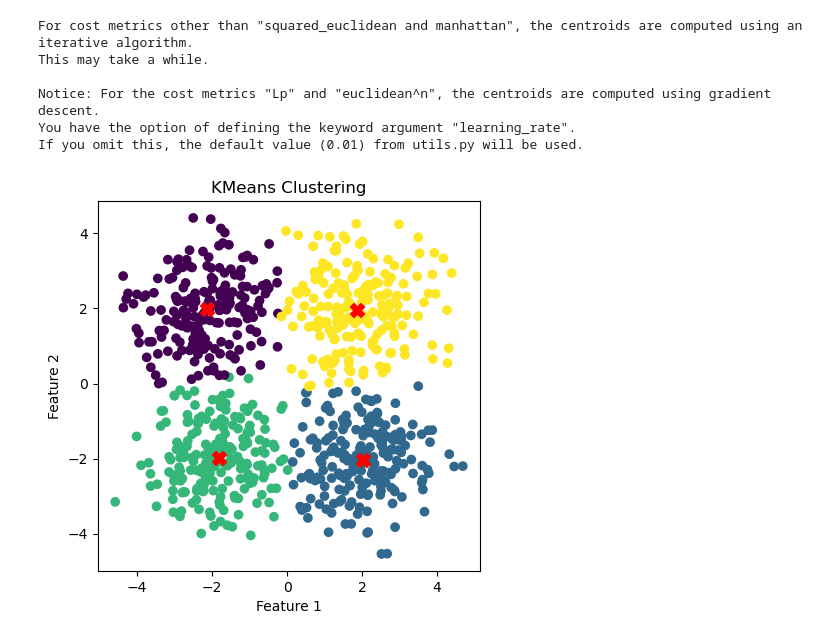
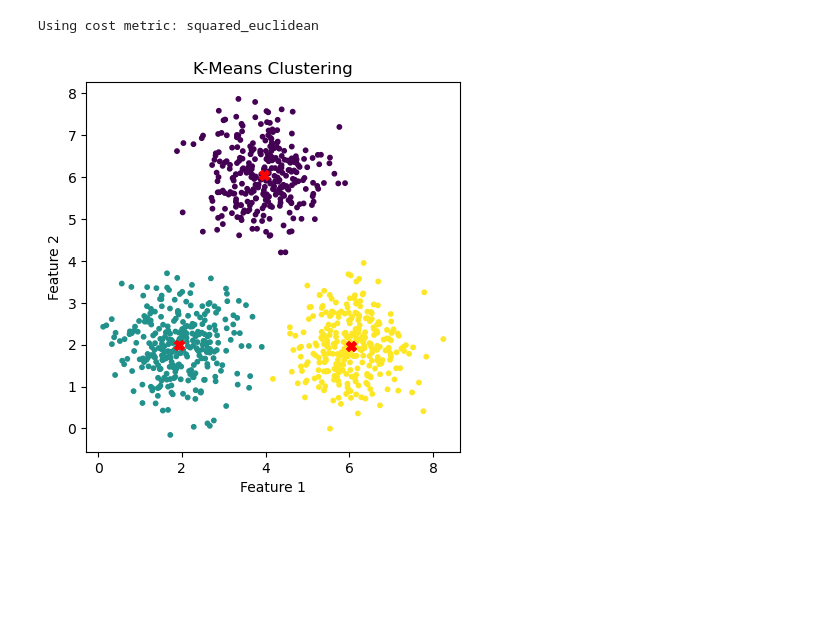
Before and after one commit to KataTech/OTFactorDiscovery, a Jupyter notebook: daniel/Clustering/demo.ipynb, the cells around one changed output. Saved outputs shown, nothing was run; the diff lists cells and outputs as text; code cells hidden in the pictures; blank space fills up the shorter version.

Commit message:
make nice plots for presentation; compare medians and means for robustness

```diff
--- a/daniel/Clustering/demo.ipynb
+++ b/daniel/Clustering/demo.ipynb
@@ -23,21 +168,36 @@ X_scaled = scaler.fit_transform(X)
 # %%
-# Initialize and fit KMeans
-kmeans = KMeans(n_clusters=n_clusters, max_iter=900)
-kmeans.fit(X_scaled, cost_metric='L1', tolerance=1e-7, max_steps=200, learning_rate=0.01, random_state=0)
+# Set the random seed for reproducibility
+np.random.seed(0)
 
-# Plot the data points and centroids
-plt.scatter(X[:, 0], X[:, 1], c=kmeans.labels, cmap='viridis')
-plt.scatter(scaler.inverse_transform(kmeans.centroids)[:, 0], scaler.inverse_transform(kmeans.centroids)[:, 1], marker='X', c='red', s=100, zorder=9)
-plt.title("KMeans Clustering")
+# Generate the data
+n_samples = 300
+mean1 = [2, 2]
+cov1 = [[0.5, 0], [0, 0.5]]
+cluster1 = np.random.multivariate_normal(mean1, cov1, n_samples)
+
+mean2 = [6, 2]
+cov2 = [[0.5, 0], [0, 0.5]]
+cluster2 = np.random.multivariate_normal(mean2, cov2, n_samples)
+
+mean3 = [4, 6]
+cov3 = [[0.5, 0], [0, 0.5]]
+cluster3 = np.random.multivariate_normal(mean3, cov3, n_samples)
+
+# Combine the data from the three clusters
+X = np.concatenate((cluster1, cluster2, cluster3))
+
+# Perform k-means clustering
+kmeans = KMeans()
+kmeans.fit(X, random_state=0)
+
+# Plot the data points and cluster centroids
+plt.scatter(X[:, 0], X[:, 1], c=kmeans.labels, cmap='viridis', s=10)
+plt.scatter(kmeans.centroids[:, 0], kmeans.centroids[:, 1], marker='X', c='red', s=50, zorder=9)
+plt.title("K-Means Clustering")
 plt.xlabel("Feature 1")
 plt.ylabel("Feature 2")
 plt.gca().set_aspect('equal')
 plt.show()
 # %% [output]
-For cost metrics other than "squared_euclidean and manhattan", the centroids are computed using an iterative algorithm.
-This may take a while.
-
-Notice: For the cost metrics "Lp" and "euclidean^n", the centroids are computed using gradient descent.
-You have the option of defining the keyword argument "learning_rate".
-If you omit this, the default value (0.01) from utils.py will be used.
+Using cost metric: squared_euclidean
-[figure, old version]
+[figure, new version]
```
Also changed, not shown: parts of 6 cells of this notebook, 3 other files.
